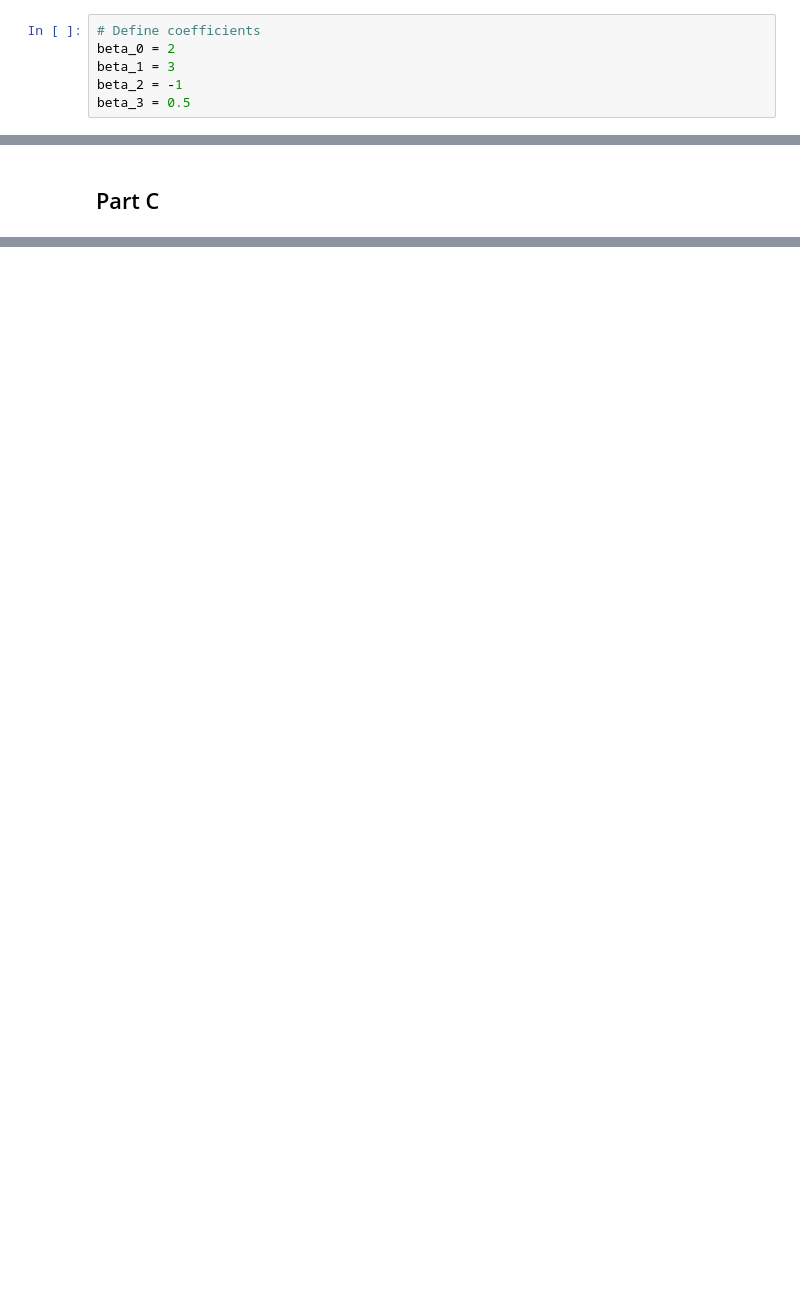
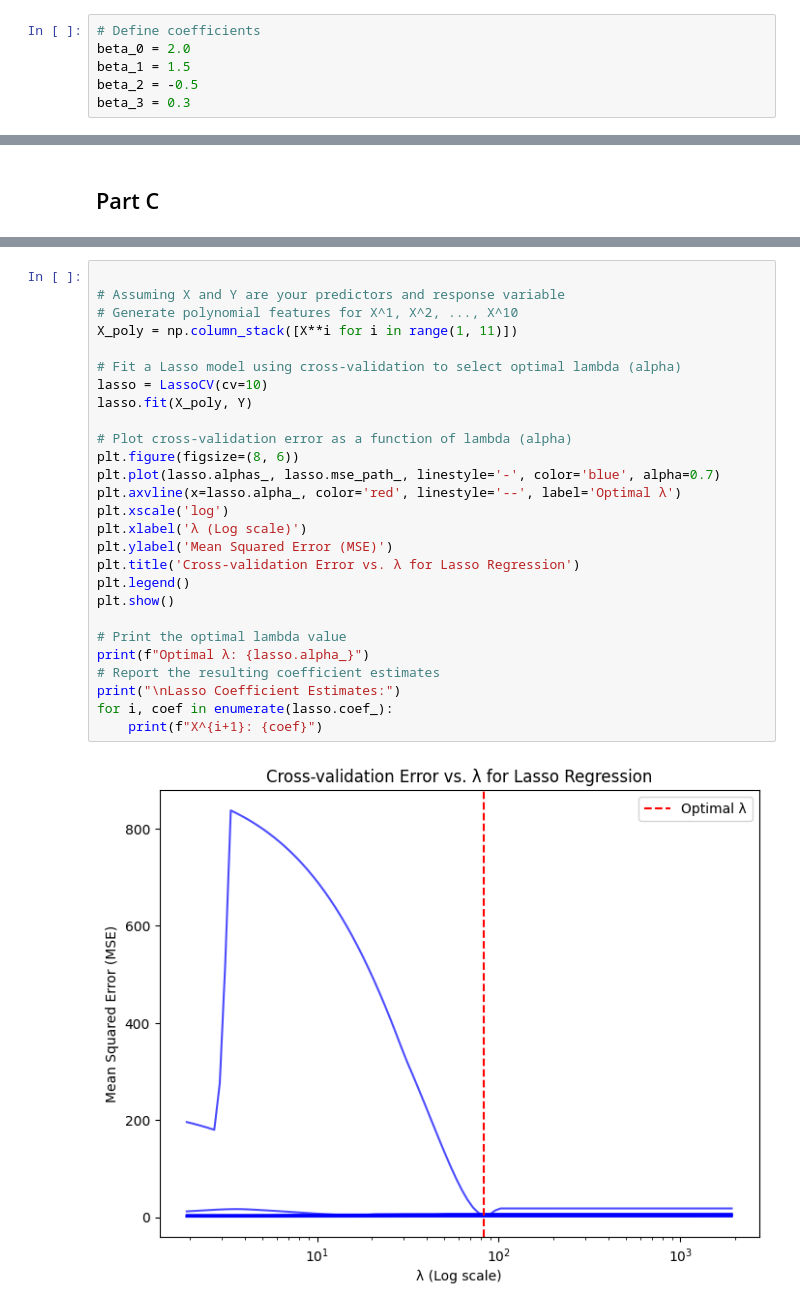
Before and after one commit to rmevans1/DDS-8555, a Jupyter notebook: EvansR-DDS-8555-3-AQ8.ipynb, the cells around one changed output, grey strips where cells are left out. Cells and saved outputs as stored; diff of their text form; blank space fills up the shorter version.

```diff
--- a/EvansR-DDS-8555-3-AQ8.ipynb
+++ b/EvansR-DDS-8555-3-AQ8.ipynb
@@ -21,9 +23,9 @@ epsilon = np.random.normal(size=n)
 # %%
 # Define coefficients
-beta_0 = 2
-beta_1 = 3
-beta_2 = -1
-beta_3 = 0.5
+beta_0 = 2.0
+beta_1 = 1.5
+beta_2 = -0.5
+beta_3 = 0.3
 # %%
 # Generate response vector Y
 Y =  beta_0 + beta_1 * X + beta_2 * X**2 + beta_3 * X**3 + epsilon
@@ -192,0 +151,29 @@ ValueError: Found array with 0 feature(s) (shape=(100, 0)) while a minimum of 1
+# %%
+
+# Assuming X and Y are your predictors and response variable
+# Generate polynomial features for X^1, X^2, ..., X^10
+X_poly = np.column_stack([X**i for i in range(1, 11)])
+
+# Fit a Lasso model using cross-validation to select optimal lambda (alpha)
+lasso = LassoCV(cv=10)
+lasso.fit(X_poly, Y)
+
+# Plot cross-validation error as a function of lambda (alpha)
+plt.figure(figsize=(8, 6))
+plt.plot(lasso.alphas_, lasso.mse_path_, linestyle='-', color='blue', alpha=0.7)
+plt.axvline(x=lasso.alpha_, color='red', linestyle='--', label='Optimal λ')
+plt.xscale('log')
+plt.xlabel('λ (Log scale)')
+plt.ylabel('Mean Squared Error (MSE)')
+plt.title('Cross-validation Error vs. λ for Lasso Regression')
+plt.legend()
+plt.show()
+
+# Print the optimal lambda value
+print(f"Optimal λ: {lasso.alpha_}")
+# Report the resulting coefficient estimates
+print("\nLasso Coefficient Estimates:")
+for i, coef in enumerate(lasso.coef_):
+    print(f"X^{i+1}: {coef}")
+# %% [output]
+[figure, added]
```
Also changed, not shown: parts of 16 cells of this notebook.
